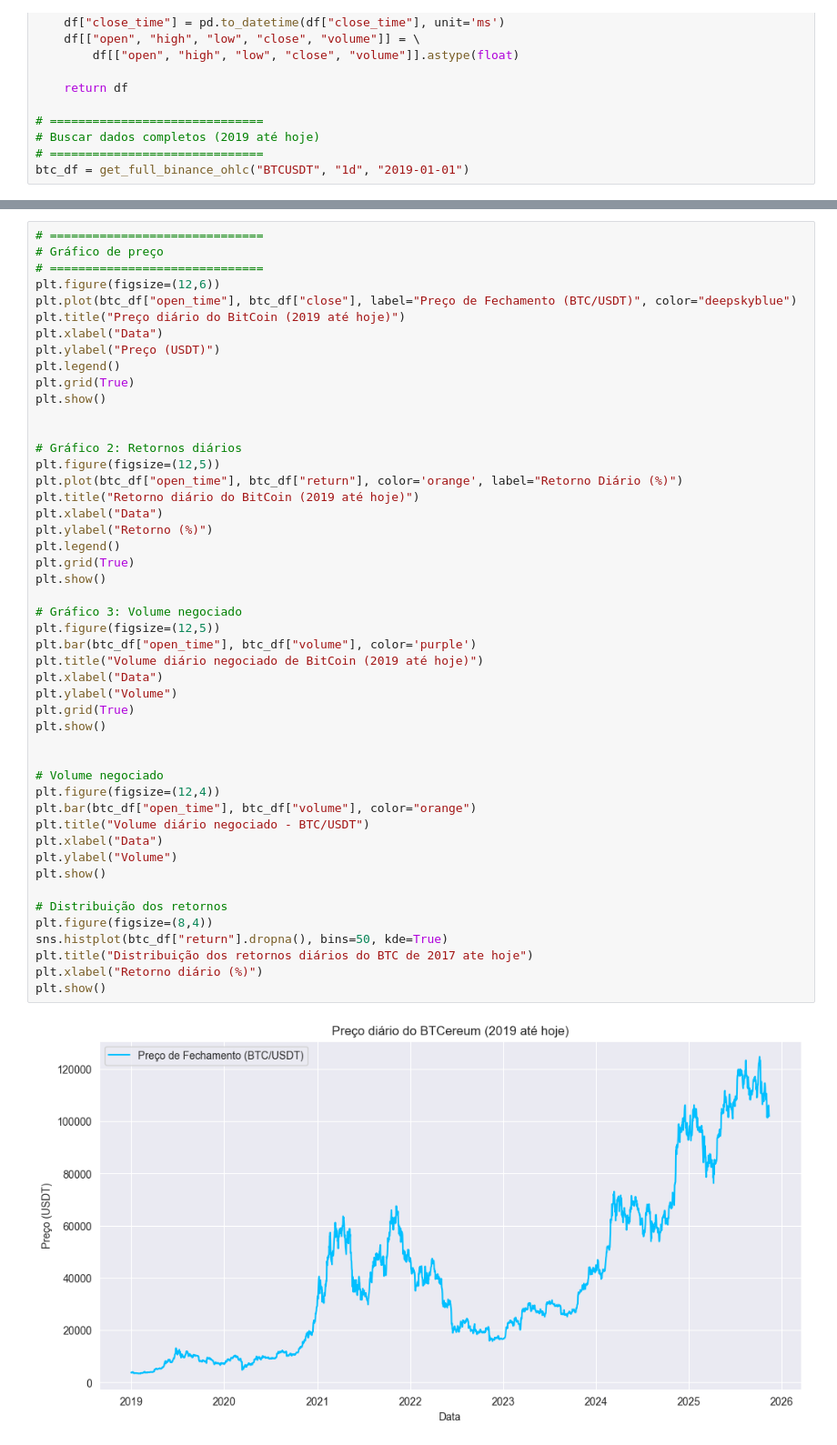
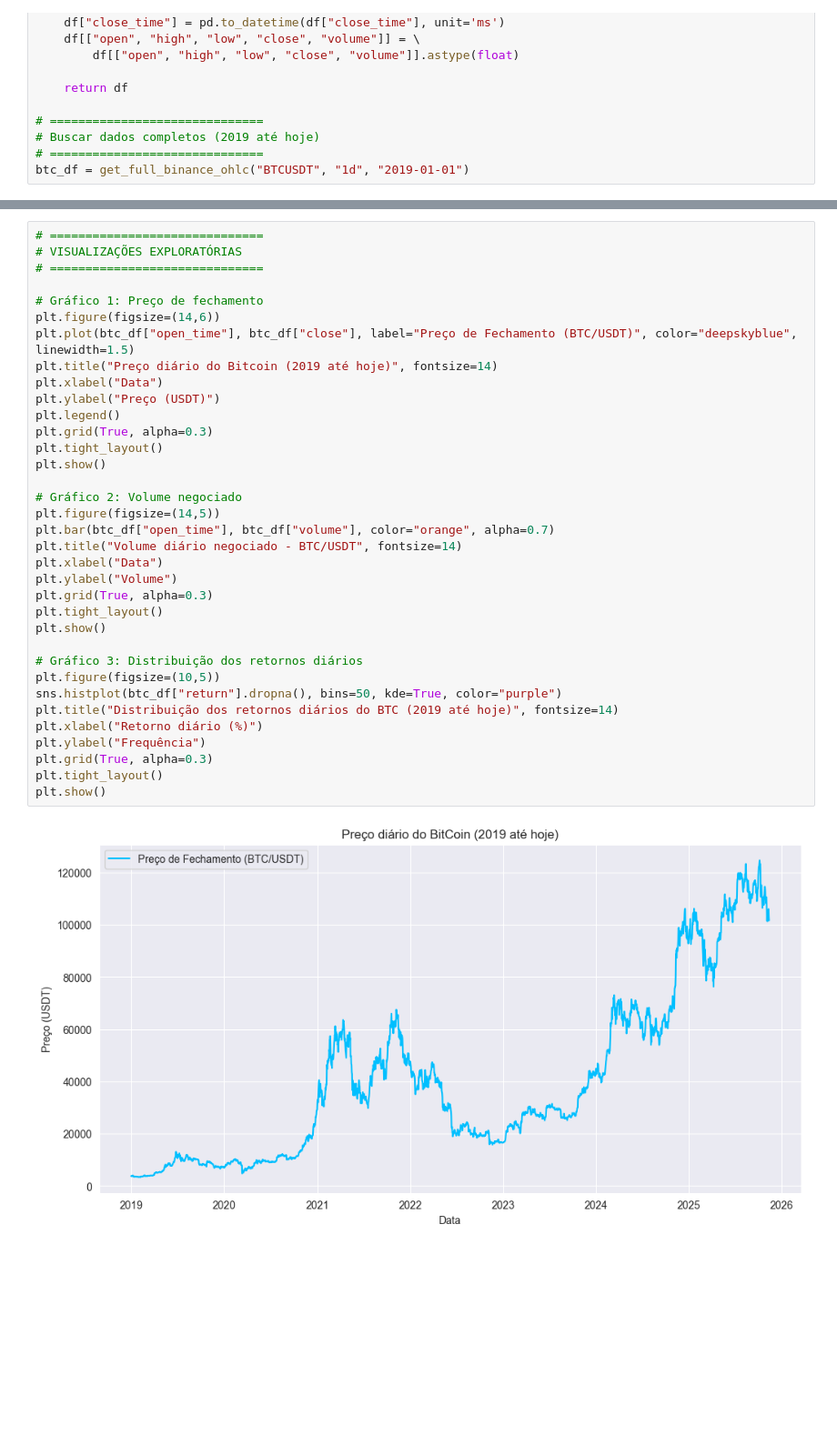
Before and after one commit to CrypthData/Codigos-DataMining, a Jupyter notebook: btc.ipynb, the cells around one changed output, grey strips where cells are left out. Shown: that part at 91% size. Saved outputs shown, nothing was run; the diff lists cells and outputs as text; blank space fills up the shorter version.

```diff
--- a/btc.ipynb
+++ b/btc.ipynb
@@ -180,50 +230,37 @@ max    760705.362783     0.195361
 # %%
 # ==============================
-# Gráfico de preço
+# VISUALIZAÇÕES EXPLORATÓRIAS
 # ==============================
-plt.figure(figsize=(12,6))
-plt.plot(btc_df["open_time"], btc_df["close"], label="Preço de Fechamento (BTC/USDT)", color="deepskyblue")
-plt.title("Preço diário do BitCoin (2019 até hoje)")
+
+# Gráfico 1: Preço de fechamento
+plt.figure(figsize=(14,6))
+plt.plot(btc_df["open_time"], btc_df["close"], label="Preço de Fechamento (BTC/USDT)", color="deepskyblue", linewidth=1.5)
+plt.title("Preço diário do Bitcoin (2019 até hoje)", fontsize=14)
 plt.xlabel("Data")
 plt.ylabel("Preço (USDT)")
 plt.legend()
-plt.grid(True)
+plt.grid(True, alpha=0.3)
+plt.tight_layout()
 plt.show()
 
-
-# Gráfico 2: Retornos diários
-plt.figure(figsize=(12,5))
-plt.plot(btc_df["open_time"], btc_df["return"], color='orange', label="Retorno Diário (%)")
-plt.title("Retorno diário do BitCoin (2019 até hoje)")
+# Gráfico 2: Volume negociado
+plt.figure(figsize=(14,5))
+plt.bar(btc_df["open_time"], btc_df["volume"], color="orange", alpha=0.7)
+plt.title("Volume diário negociado - BTC/USDT", fontsize=14)
 plt.xlabel("Data")
-plt.ylabel("Retorno (%)")
-plt.legend()
-plt.grid(True)
+plt.ylabel("Volume")
+plt.grid(True, alpha=0.3)
+plt.tight_layout()
 plt.show()
 
-# Gráfico 3: Volume negociado
-plt.figure(figsize=(12,5))
-plt.bar(btc_df["open_time"], btc_df["volume"], color='purple')
-plt.title("Volume diário negociado de BitCoin (2019 até hoje)")
-plt.xlabel("Data")
-plt.ylabel("Volume")
-plt.grid(True)
+# Gráfico 3: Distribuição dos retornos diários
+plt.figure(figsize=(10,5))
+sns.histplot(btc_df["return"].dropna(), bins=50, kde=True, color="purple")
+plt.title("Distribuição dos retornos diários do BTC (2019 até hoje)", fontsize=14)
+plt.xlabel("Retorno diário (%)")
+plt.ylabel("Frequência")
+plt.grid(True, alpha=0.3)
+plt.tight_layout()
 plt.show()
-
-
-# Volume negociado
-plt.figure(figsize=(12,4))
-plt.bar(btc_df["open_time"], btc_df["volume"], color="orange")
-plt.title("Volume diário negociado - BTC/USDT")
-plt.xlabel("Data")
-plt.ylabel("Volume")
-plt.show()
-
-# Distribuição dos retornos
-plt.figure(figsize=(8,4))
-sns.histplot(btc_df["return"].dropna(), bins=50, kde=True)
-plt.title("Distribuição dos retornos diários do BTC de 2017 ate hoje")
-plt.xlabel("Retorno diário (%)")
-plt.show()
 # %% [output]
-[figure, old version]
+[figure, new version]
```
Also changed, not shown: parts of 26 cells of this notebook, 2 other files.
